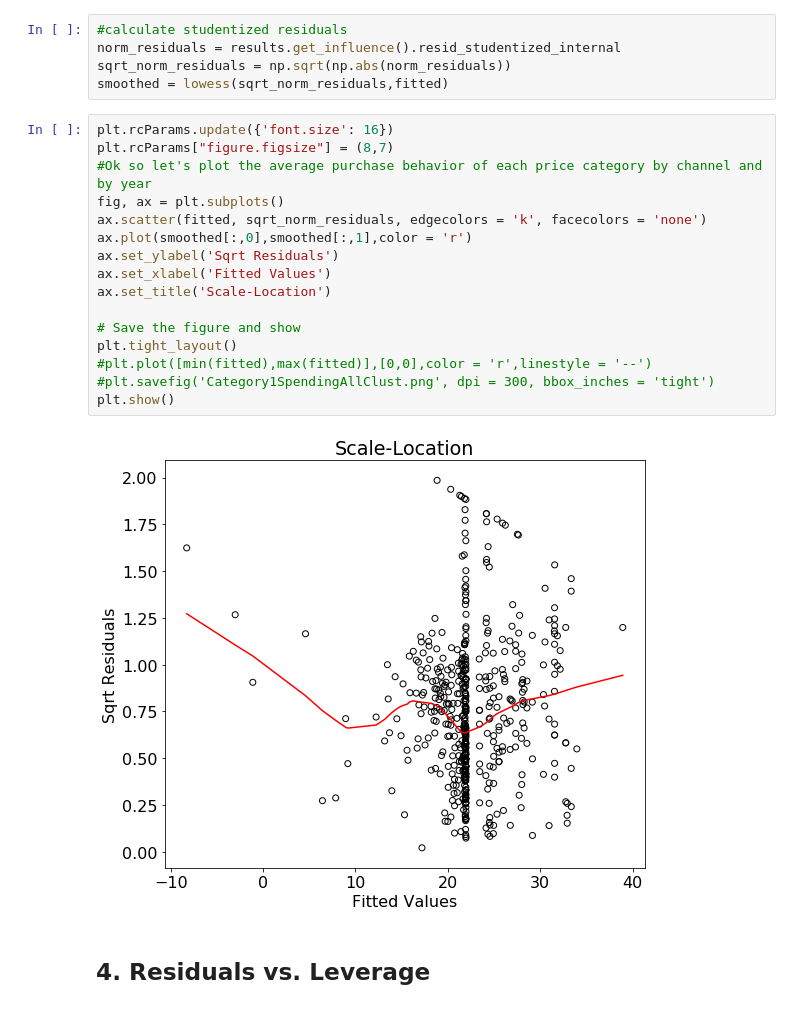
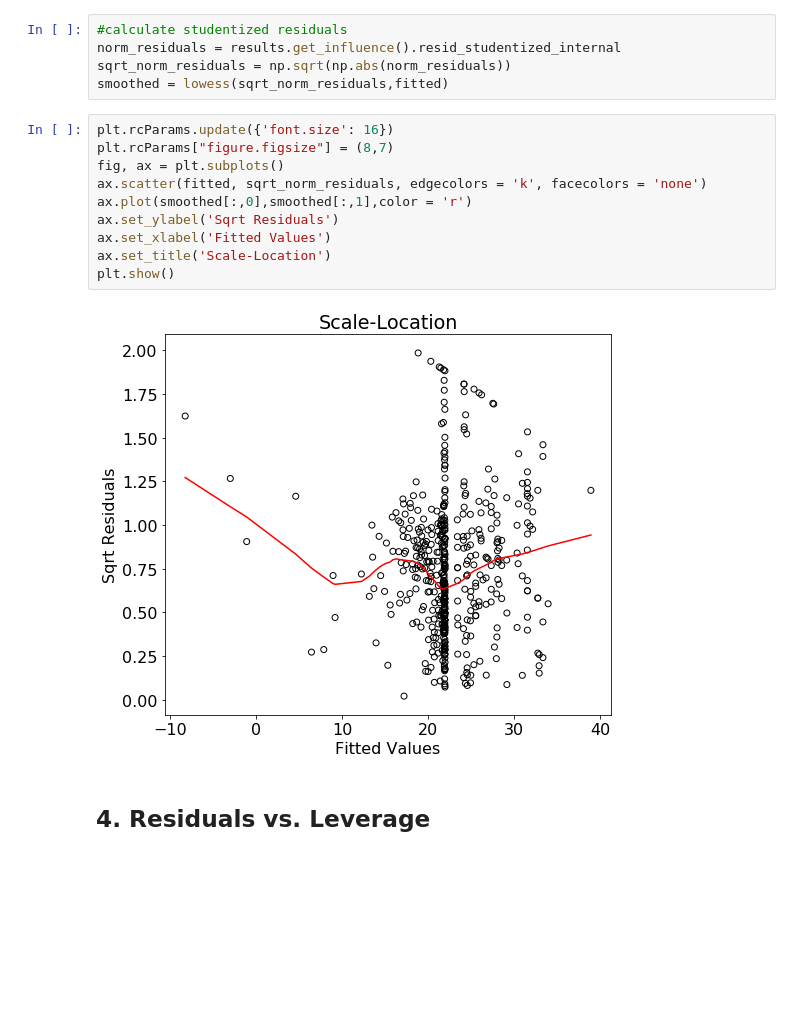
Before and after one commit to j-sadowski/FromRtoPython, a Jupyter notebook: LinearRegression.ipynb, the cells around one changed output. Cells and saved outputs as stored; diff of their text form; blank space fills up the shorter version.

```diff
--- a/LinearRegression.ipynb
+++ b/LinearRegression.ipynb
@@ -114,21 +114,15 @@ smoothed = lowess(sqrt_norm_residuals,fitted)
 # %%
 plt.rcParams.update({'font.size': 16})
 plt.rcParams["figure.figsize"] = (8,7)
-#Ok so let's plot the average purchase behavior of each price category by channel and by year
 fig, ax = plt.subplots()
 ax.scatter(fitted, sqrt_norm_residuals, edgecolors = 'k', facecolors = 'none')
 ax.plot(smoothed[:,0],smoothed[:,1],color = 'r')
 ax.set_ylabel('Sqrt Residuals')
 ax.set_xlabel('Fitted Values')
 ax.set_title('Scale-Location')
-
-# Save the figure and show
-plt.tight_layout()
-#plt.plot([min(fitted),max(fitted)],[0,0],color = 'r',linestyle = '--')
-#plt.savefig('Category1SpendingAllClust.png', dpi = 300, bbox_inches = 'tight')
 plt.show()
 # %% [output]
-[figure, old version]
+[figure, new version]
 # %% [markdown]
 ## 4. Residuals vs. Leverage
 # %%
```
Also changed, not shown: parts of 4 cells of this notebook, 1 other file.
